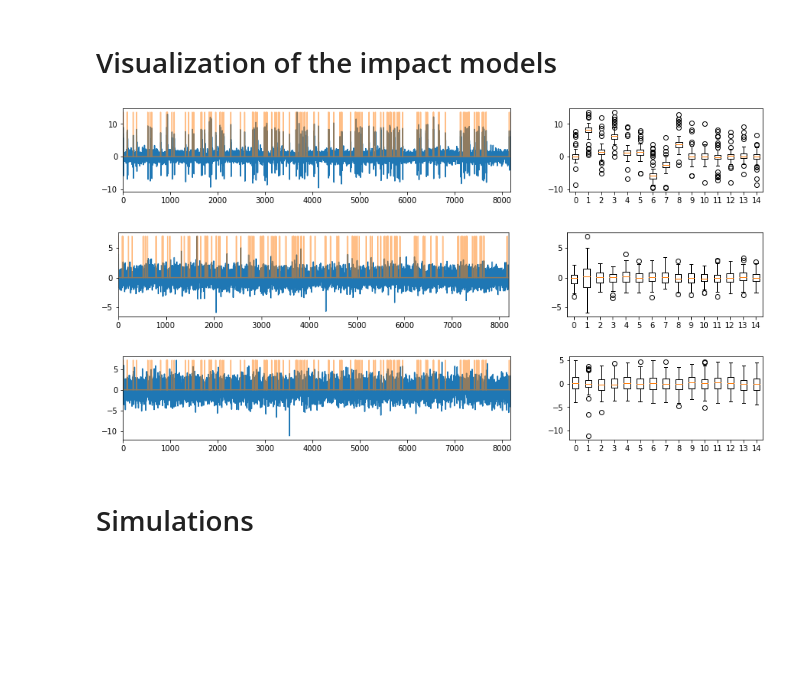
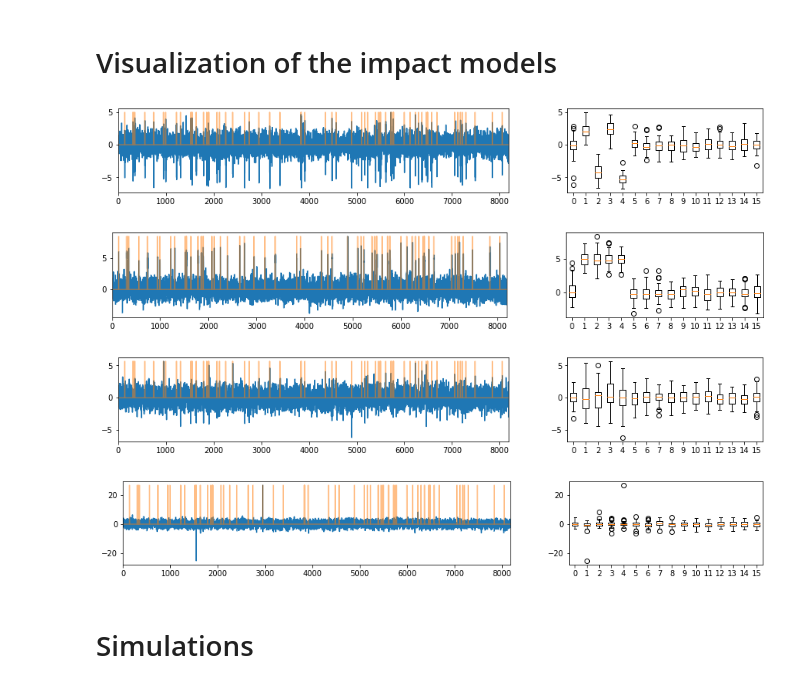
Before and after one commit to diozaka/eitest, a Jupyter notebook: simulations.ipynb, the cells around one changed output. Cells and saved outputs as stored; diff of their text form; code cells hidden in the pictures; blank space fills up the shorter version.

```diff
--- a/simulations.ipynb
+++ b/simulations.ipynb
@@ -70,24 +94,30 @@ def time_series_tail_impact(event_series, delay, dof):
 # %% [markdown]
 # Visualization of the impact models
 # %%
-es = event_series_bernoulli(8192, 128)
+default_T = 8192
+default_N = 64
+default_q = 4
+
+es = event_series_bernoulli(default_T, default_N)
 
 for ts in [
-    time_series_mean_impact(es, 8, 10.),
-    time_series_var_impact(es, 1, 4.),
-    time_series_tail_impact(es, 1, 3.)
+    time_series_mean_impact(es, order=default_q, signal_to_noise=10.),
+    time_series_meanconst_impact(es, order=default_q, const=5.),
+    time_series_var_impact(es, order=default_q, variance=4.),
+    time_series_tail_impact(es, order=default_q, dof=3.),
 ]:
     fig, (ax1, ax2) = plt.subplots(1, 2, gridspec_kw={'width_ratios': [2, 1]}, figsize=(15, 2))
     ax1.plot(ts)
     ax1.plot(es*np.max(ts), alpha=0.5)
     ax1.set_xlim(0, len(es))
-    samples = eitest.obtain_samples(es, ts, method='lazy', lag_cutoff=15, instantaneous=True)
+    samples = eitest.obtain_samples(es, ts, method='eager', lag_cutoff=15, instantaneous=True)
     eitest.plot_samples(samples, ax2)
     plt.show()
 # %% [output]
-[figure, old version]
+[figure, new version]
-[figure, old version]
+[figure, new version]
-[figure, old version]
+[figure, new version]
+[figure, added]
 # %% [markdown]
 # Simulations
 # %%
```
Also changed, not shown: parts of 27 cells of this notebook.
